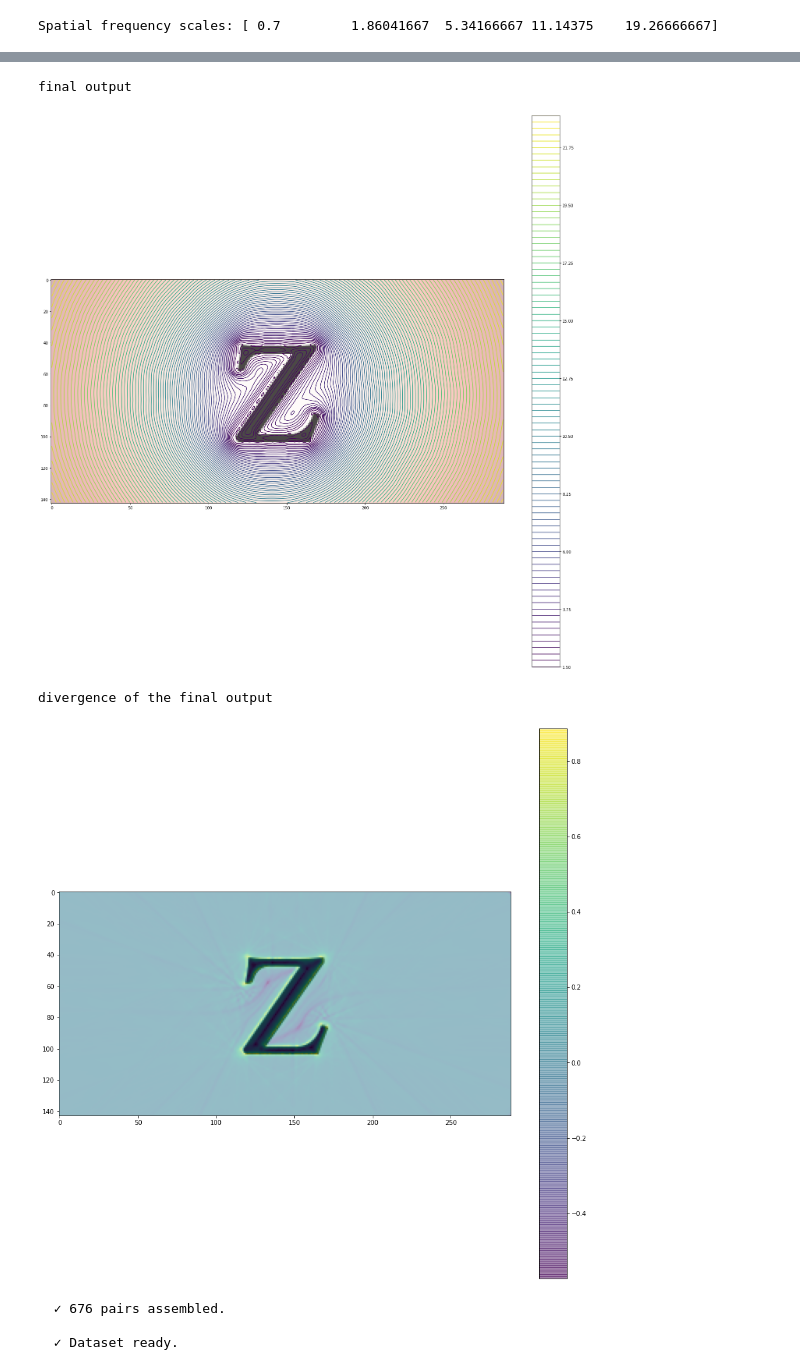
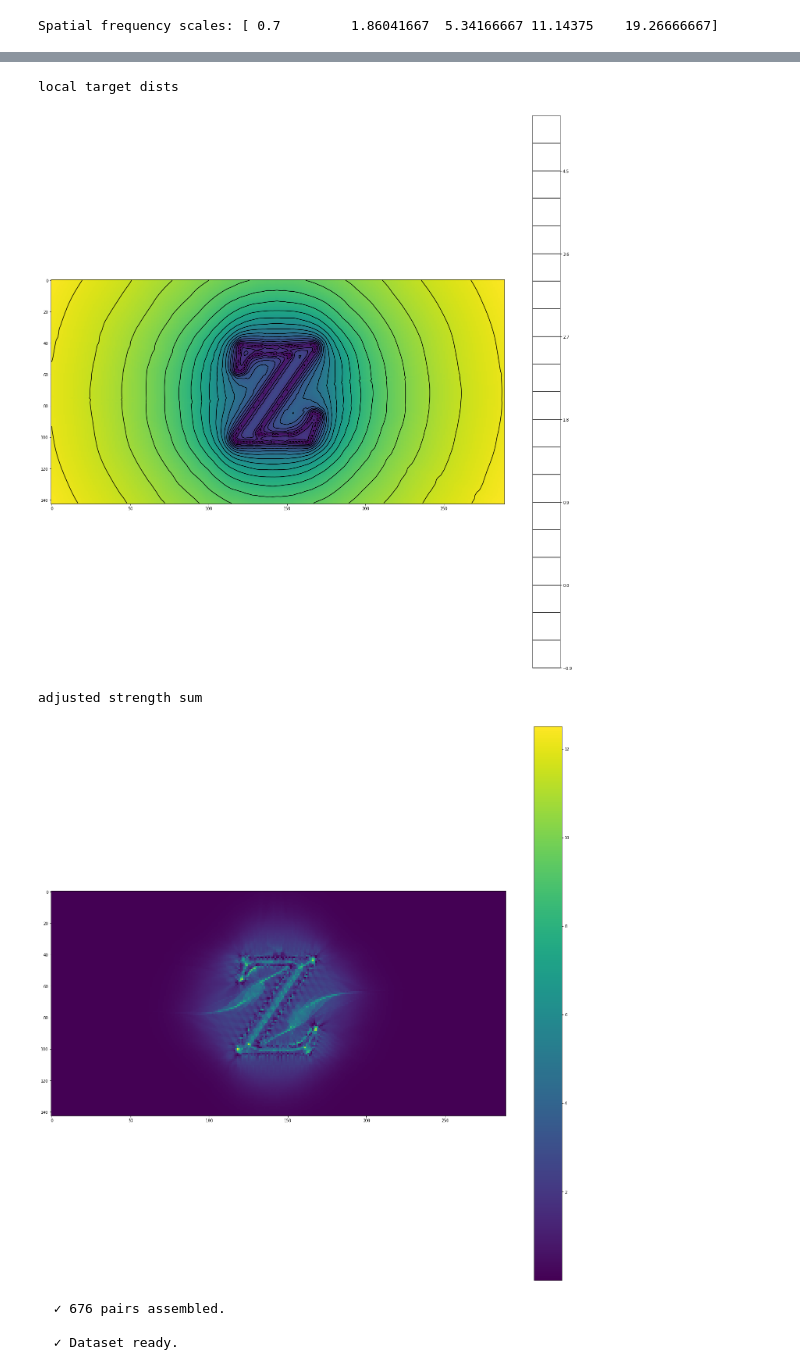
Before and after one commit to skosch/YinYangFit, a Jupyter notebook: YinYangFit.ipynb, the cells around one changed output, grey strips where cells are left out. Drawn from its saved outputs; the diff is of its cells as text; code cells hidden in the pictures.

```diff
--- a/YinYangFit.ipynb
+++ b/YinYangFit.ipynb
@@ -245,7 +246,7 @@ egl = "z"
 # We now create the diagram for glyph_v1_responses["a"]
 ga = np.abs(np.float32(glyph_v1_responses[egl]))
 
-v1_scale_coeffs = np.array([0.9, .2, .1, .05, .005]) # could be extended to orientations, too!
+v1_scale_coeffs = np.array([0.3, 0., 0., 0., .0]) # could be extended to orientations, too!
 v1_pre_log_exps = np.array([1, 1, 1, 1, 1])*10
 
 out1 = np.zeros((n_v1_orientations*2, box_height, box_width))
@@ -277,80 +278,80 @@ for oi in range(n_v1_orientations):
             out1[oid*n_v1_orientations+oi, :, :] += gas * v1_scale_coeffs[si]
 
 # Now we have lots of different results for each orientation
-davg = np.zeros_like(out1[0,:,:])
-rels = np.zeros_like(out1[0,:,:])
+dists = np.zeros_like(out1)
+strengths = np.zeros_like(out1)
+
 for oi in range(2*n_v1_orientations):
     if False:
         fig, ax = plt.subplots(figsize=(16, 16))
-        plt.imshow(-glyph_images[egl], cmap="gray")
-        plt.imshow(out1[oi, :, :], cmap='RdBu', alpha=0.3)
+        plt.imshow(-np.abs(glyph_v1_responses[egl])[0,oi%2,:,:], cmap="gray")
         plt.contour(np.log(out1)[oi, :, :], 30, cmap='gray')
+        #plt.imshow(rel, cmap='RdBu', alpha=0.3)
         plt.colorbar()
         plt.show()
 
-        angle = (pi*oi/n_v1_orientations)
-        gy, gx = np.gradient(out1[oi, :, :])
-        grad_angle = (np.arctan2(gy, gx) +2*np.pi) % (2*np.pi)
+    angle = (pi*oi/n_v1_orientations)
+    gy, gx = np.gradient(out1[oi, :, :])
+    grad_angle = (np.arctan2(gy, gx) +2*np.pi) % (2*np.pi)
+    angle_diff = -np.minimum(2*np.pi-np.abs(grad_angle-angle), np.abs(grad_angle-angle))
+
     if False:
         print("angle", angle)
         fig, ax = plt.subplots(figsize=(16, 16))
         plt.imshow(-glyph_images[egl], cmap="gray")
         plt.imshow(grad_angle, cmap='RdBu', alpha=0.3)
         plt.colorbar()
         plt.show()
 
-    angle_diff = -np.minimum(2*np.pi-np.abs(grad_angle-angle), np.abs(grad_angle-angle))
     if False:
         print("angle diff", angle_diff)
         fig, ax = plt.subplots(figsize=(16, 16))
         plt.imshow(-glyph_images[egl], cmap="gray")
         plt.imshow(angle_diff**2, cmap='Reds', alpha=0.3)
         plt.colorbar()
         plt.show()
 
-    img = out1[oi,:,:]
-    rel = 1 #np.exp(-np.abs(angle_diff))
+
+    dists[oi,:,:] = out1[oi,:,:]
+    #rel = np.exp(-np.abs(angle_diff)**2)
+    k = 16
+    strengths[oi,:,:] = np.exp(k*np.cos(angle_diff)) / (2*np.pi*np.i0(k))
+    strengths[strengths < 0] = 0
 
     if False:
-        print("masked distance field")
+        print("strengths")
         fig, ax = plt.subplots(figsize=(16, 16))
-        plt.imshow(-glyph_images[egl], cmap="gray")
-        plt.imshow(img*rel, cmap='Reds', alpha=0.3)
+        #plt.imshow(-glyph_images[egl], cmap="gray")
+        plt.imshow(strengths[oi,:,:], cmap='Reds', alpha=0.3)
+        plt.contour(np.log(out1)[oi, :, :], 30, cmap='gray')
         plt.colorbar()
         plt.show()
 
-    davg += img * rel
-    rels += rel
 
-print("final output")
-final = davg / rels
+T = 2
+local_target_dists = np.sum(dists * np.exp(-T*strengths)/(np.sum(np.exp(-T*strengths), (0))[None,:,:]), (0))[None,:,:]
+adjusted_strengths = strengths * np.exp(-(dists - local_target_dists)**2 / (local_target_dists*5))
+
+print("local target dists")
 fig, ax = plt.subplots(figsize=(26, 26))
-plt.imshow(-glyph_images[egl], cmap="gray")
-plt.imshow(final, cmap='Reds', alpha=0.3)
-plt.contour(final**.5, 100)
+plt.imshow(np.log(local_target_dists[0,:,:]))
+plt.contour(np.log(local_target_dists[0,:,:]), 20, colors='k')
 plt.colorbar()
 plt.show()
 
-print("divergence of the final output")
-gy, gx = np.gradient(final)
-
-gydy, gydx = np.gradient(gy)
-gxdy, gxdx = np.gradient(gx)
-divergence = gydy + gxdx
-fig, ax = plt.subplots(figsize=(16, 16))
-plt.imshow(-glyph_images[egl], cmap="gray")
-plt.imshow(divergence / (1+np.sqrt(gy**2+gx**2)), alpha=0.5)
-#plt.contour(divergence)
+print("adjusted strength sum")
+fig, ax = plt.subplots(figsize=(26, 26))
+plt.imshow(np.sum(adjusted_strengths, (0)))
 plt.colorbar()
 plt.show()
 # %% [output]
   ✓ 4 glyphs rendered.
   ✓ 4 glyphs measured.
   ✓ 4 glyphs filtered.
-final output
+local target dists
-[figure, old version]
+[figure, new version]
-divergence of the final output
+adjusted strength sum
-[figure, old version]
+[figure, new version]
 # %%
 # 2. Assemble pairs
 
```
Also changed, not shown: parts of 1 cell of this notebook.
